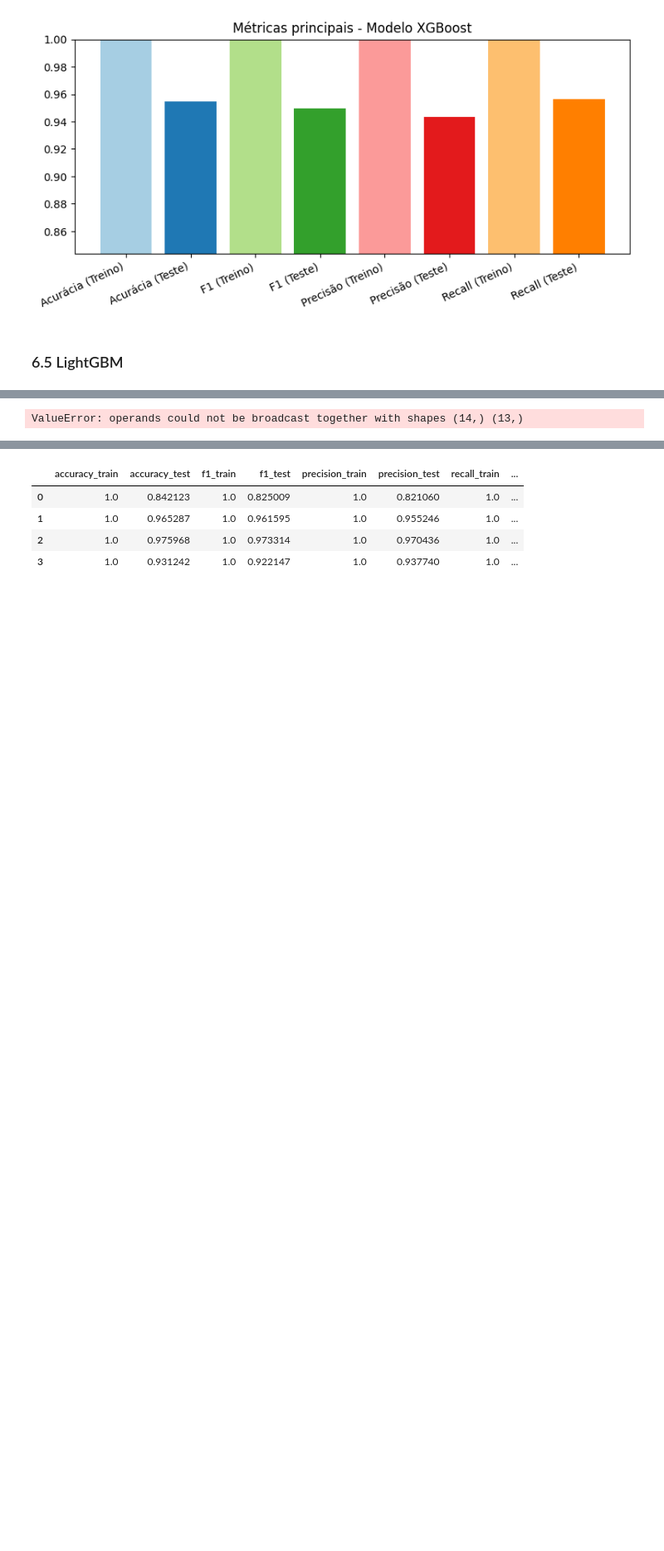
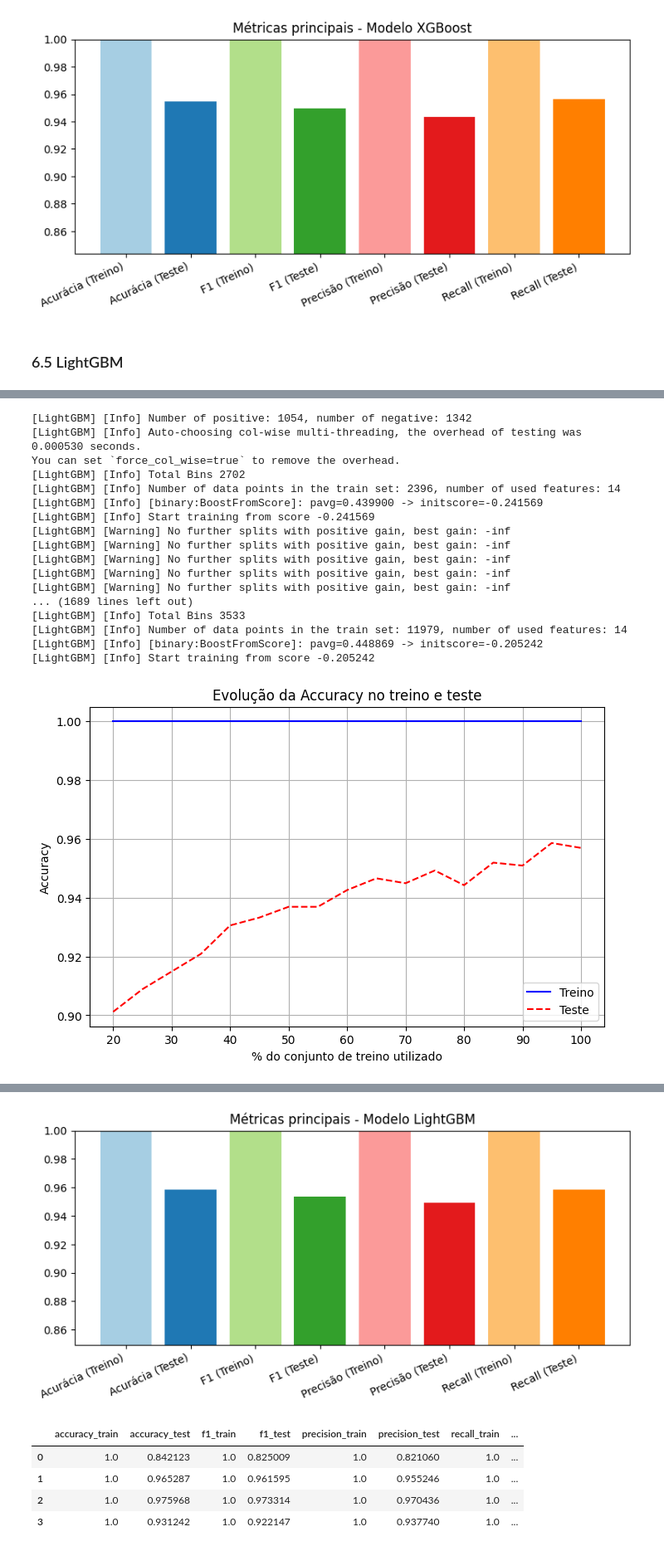
Before and after one commit to rubdelima/CRISP-DM-SVHN, a Jupyter notebook: 4_Preparação_de_Dados_e_Busca_de_Hiperparâmetros_(parte_2).ipynb, the cells around one changed output, grey strips where cells are left out. Shown at 83% size. Saved outputs shown, nothing was run; the diff lists cells and outputs as text; code cells hidden in the pictures; blank space fills up the shorter version.

Commit message:
feat: implement lightGBM

```diff
--- a/4_Preparação_de_Dados_e_Busca_de_Hiperparâmetros_(parte_2).ipynb
+++ b/4_Preparação_de_Dados_e_Busca_de_Hiperparâmetros_(parte_2).ipynb
@@ -879,9 +919,80 @@ best_params_lightgbm = cross_val_stability_analysis(
 # %%
-results_lightgbm = evaluate_and_plot(
+# Função de avaliação específica para LightGBM
+def evaluate_and_plot_lightgbm(params, model_class, metric='accuracy', model_name=None):
+    # Criar o modelo sem tentar adicionar random_state extra
+    model = model_class(**params)
+    train_scores, test_scores = [], []
+    percents = np.arange(0.2, 1.01, 0.05)
+    scorer = {
+        'accuracy': accuracy_score,
+        'f1': f1_score,
+        'precision': precision_score,
+        'recall': recall_score
+    }[metric]
+
+    for p in percents:
+        n = int(p * len(X_train))
+        model.fit(X_train[:n], y_train[:n])
+        y_pred_train = model.predict(X_train[:n])
+        y_pred_test = model.predict(X_test)
+        train_scores.append(scorer(y_train[:n], y_pred_train))
+        test_scores.append(scorer(y_test, y_pred_test))
+
+    plots.plot_metric_evolution(percents, train_scores, test_scores, metric)
+
+    # Treinamento completo
+    model = model_class(**params)
+    model.fit(X_train, y_train)
+
+    y_pred_train = model.predict(X_train)
+    y_pred_test = model.predict(X_test)
+
+    plots.plot_confusion_matrix(y_test, y_pred_test, model_name or 'LightGBM')
+
+    auc_score = plots.plot_roc_curve(model, X_test, y_test, model_name or 'LightGBM')
+
+    metrics_dict = {
+        "accuracy_train": accuracy_score(y_train, y_pred_train),
+        "accuracy_test": accuracy_score(y_test, y_pred_test),
+        "f1_train": f1_score(y_train, y_pred_train),
+        "f1_test": f1_score(y_test, y_pred_test),
+        "precision_train": precision_score(y_train, y_pred_train),
+        "precision_test": precision_score(y_test, y_pred_test),
+        "recall_train": recall_score(y_train, y_pred_train),
+        "recall_test": recall_score(y_test, y_pred_test),
+        "auc": auc_score
+    }
+
+    if model_name is None:
+        model_name = 'LightGBM'
+
+    plots.plot_main_metrics(metrics_dict, model_name)
+
+    return metrics_dict
+
+# Avaliação final do LightGBM com o melhor conjunto de parâmetros
+results_lightgbm = evaluate_and_plot_lightgbm(
     best_params_lightgbm,
     lgb.LGBMClassifier,
     metric='accuracy',
     model_name='LightGBM'
 )
 # %% [output]
-ValueError: operands could not be broadcast together with shapes (14,) (13,)
+[LightGBM] [Info] Number of positive: 1054, number of negative: 1342
+[LightGBM] [Info] Auto-choosing col-wise multi-threading, the overhead of testing was 0.000530 seconds.
+You can set `force_col_wise=true` to remove the overhead.
+[LightGBM] [Info] Total Bins 2702
+[LightGBM] [Info] Number of data points in the train set: 2396, number of used features: 14
+[LightGBM] [Info] [binary:BoostFromScore]: pavg=0.439900 -> initscore=-0.241569
+[LightGBM] [Info] Start training from score -0.241569
+[LightGBM] [Warning] No further splits with positive gain, best gain: -inf
+[LightGBM] [Warning] No further splits with positive gain, best gain: -inf
+[LightGBM] [Warning] No further splits with positive gain, best gain: -inf
+[LightGBM] [Warning] No further splits with positive gain, best gain: -inf
+[LightGBM] [Warning] No further splits with positive gain, best gain: -inf
+... (1689 lines left out)
+[LightGBM] [Info] Total Bins 3533
+[LightGBM] [Info] Number of data points in the train set: 11979, number of used features: 14
+[LightGBM] [Info] [binary:BoostFromScore]: pavg=0.448869 -> initscore=-0.205242
+[LightGBM] [Info] Start training from score -0.205242
+[figure, added]
@@ -888,3 +1008,4 @@ ValueError: operands could not be broadcast together with shapes (14,) (13,)
+[figure, added]
 # %%
 import pandas as pd
 
```
Also changed, not shown: parts of 4 cells of this notebook, 1 other file.
